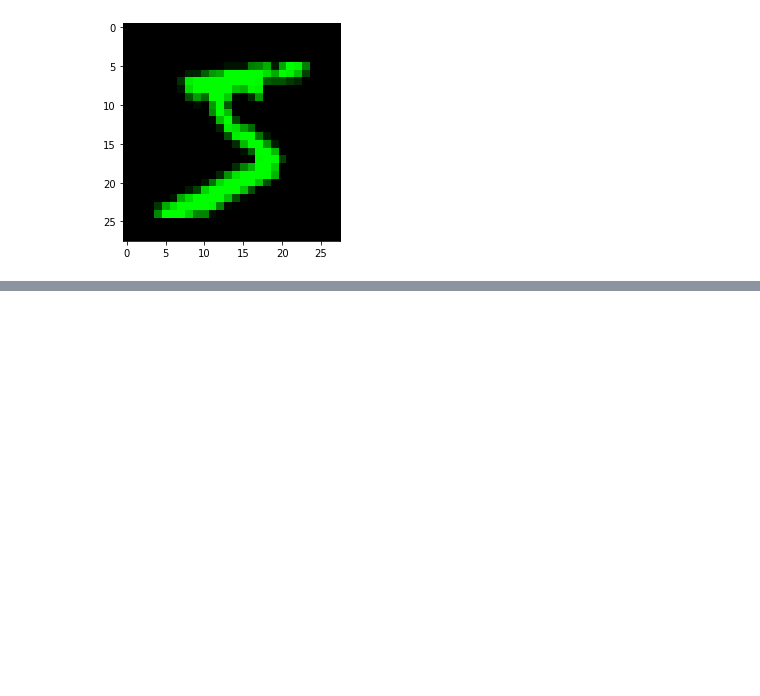
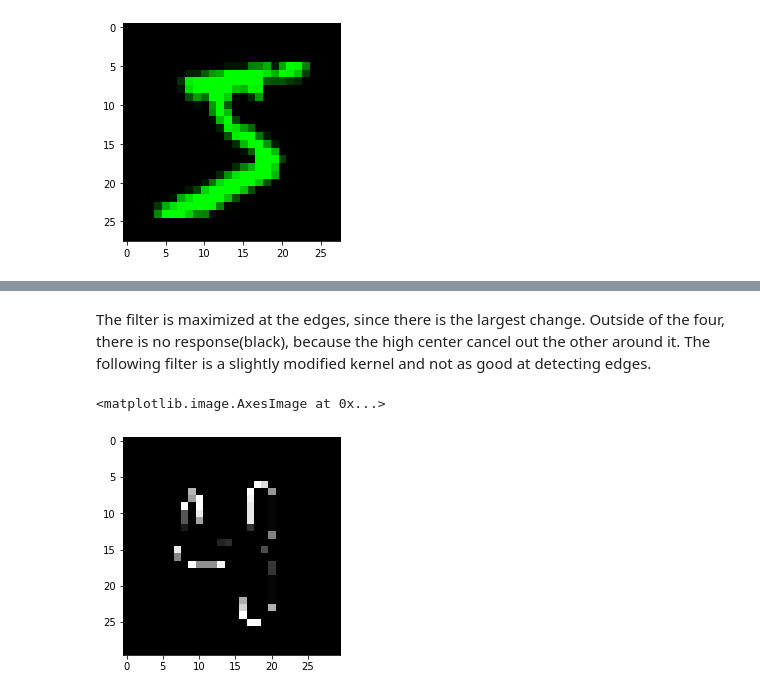
Before and after one commit to LarsG321/Book_Inside_Deep_Learning, a Jupyter notebook: Chapter 3/Reading Notes.ipynb, the cells around one changed output, grey strips where cells are left out. Drawn from its saved outputs; the diff is of its cells as text; code cells hidden in the pictures; blank space fills up the shorter version.

```diff
--- a/Chapter 3/Reading Notes.ipynb
+++ b/Chapter 3/Reading Notes.ipynb
@@ -57,0 +94,12 @@ In general, when applying a filter to an input, the output (= feature map) gets
+# %% [markdown]
+The filter is maximized at the edges, since there is the largest change. Outside of the four, there is no response(black), because the high center cancel out the other around it.
+The following filter is a slightly modified kernel and not as good at detecting edges.
+# %%
+edge_kernel_2= np.asarray([[-1,-1,-1],
+                          [-1,6,-1],
+                          [-1,-1,-1]])
+edge_img = convolve(img, edge_kernel_2)
+plt.imshow(edge_img, vmin=0, vmax=1, cmap="gray")
+# %% [output]
+<matplotlib.image.AxesImage at 0x...>
+[figure, added]
```
Also changed, not shown: parts of 8 cells of this notebook.
